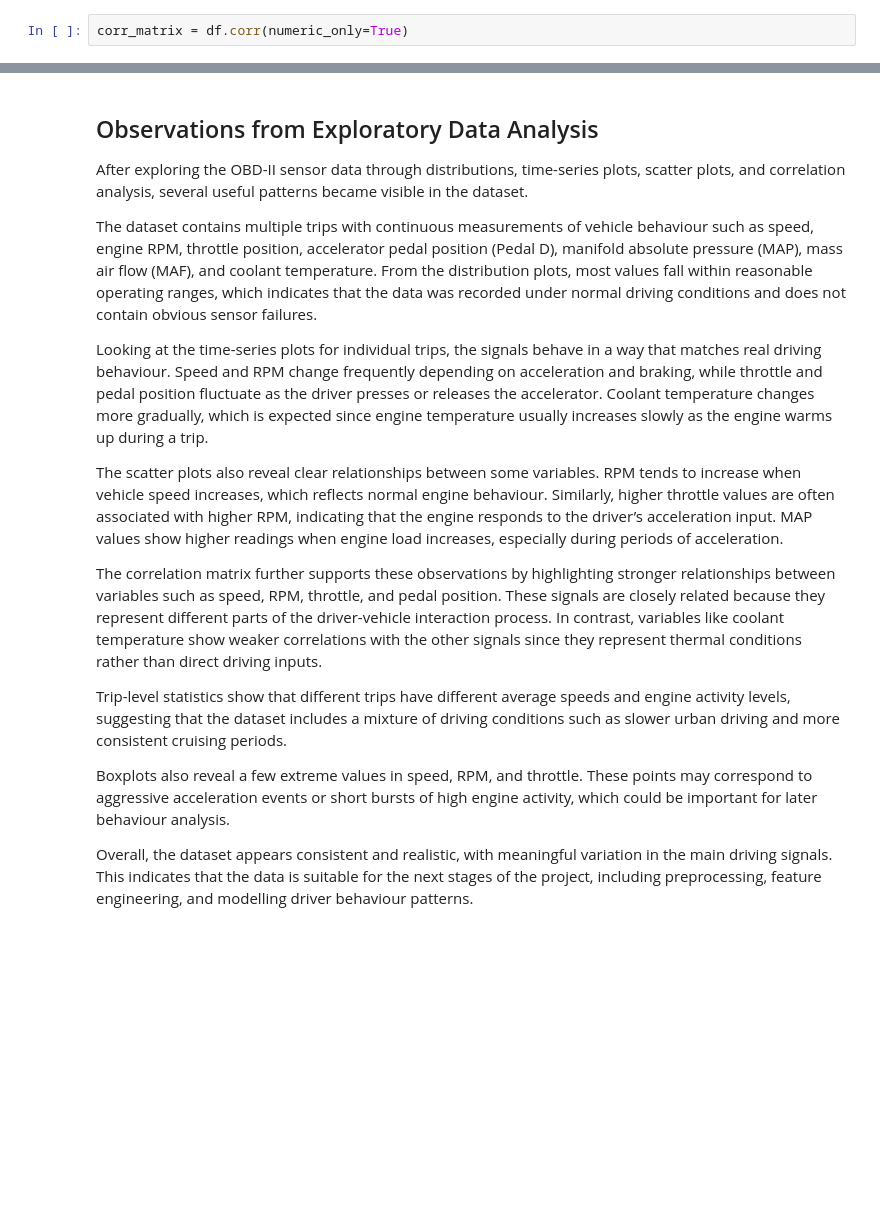
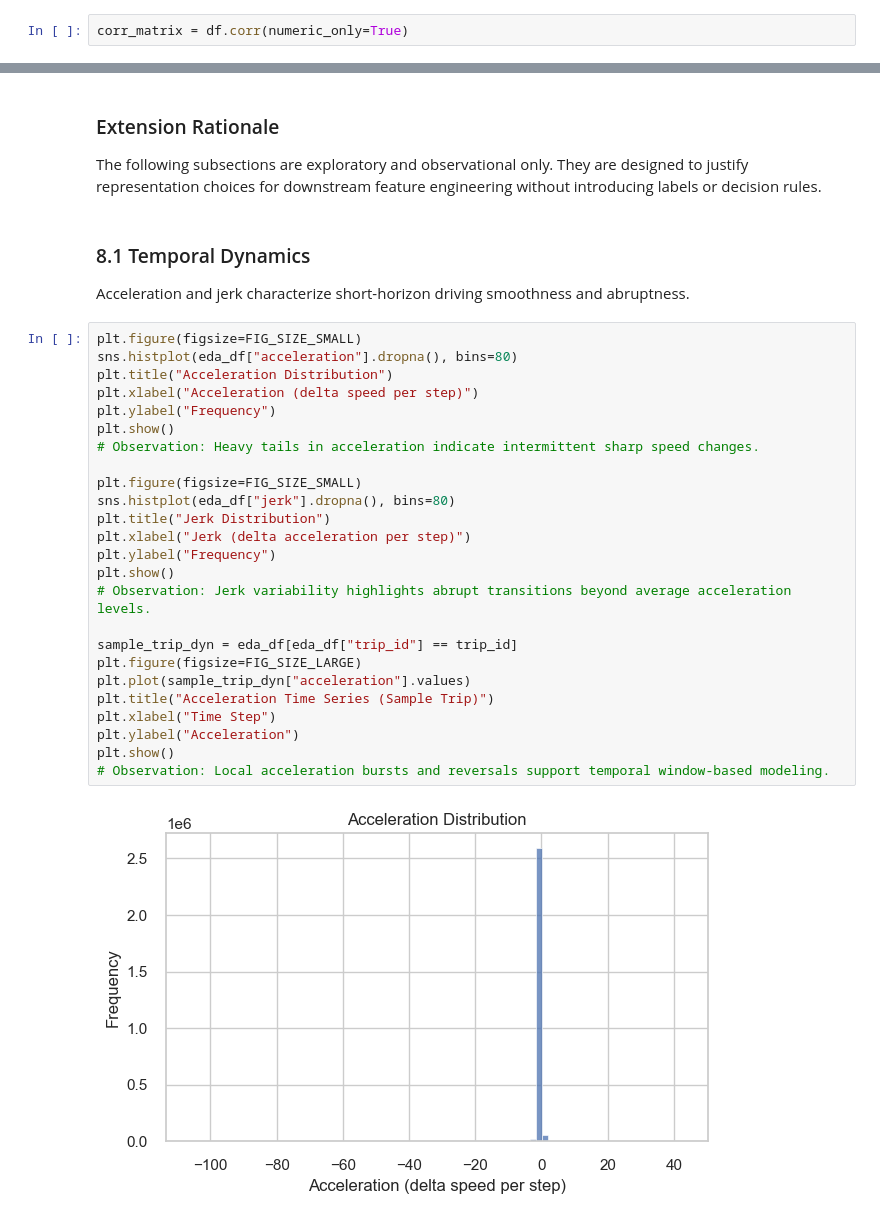
Before and after one commit to Om2475/Driver_Beahviour_Analysis, a Jupyter notebook: notebooks/02_eda.ipynb, the cells around one changed output, grey strips where cells are left out. Drawn from its saved outputs; the diff is of its cells as text; blank space fills up the shorter version.

Commit message:
Finalize modeling and visualization notebooks with project cleanup

```diff
--- a/notebooks/02_eda.ipynb
+++ b/notebooks/02_eda.ipynb
@@ -195,18 +372,35 @@ df.var(numeric_only=True).sort_values()
 # %% [markdown]
-## Observations from Exploratory Data Analysis
+### Extension Rationale
 
-After exploring the OBD-II sensor data through distributions, time-series plots, scatter plots, and correlation analysis, several useful patterns became visible in the dataset.
-
-The dataset contains multiple trips with continuous measurements of vehicle behaviour such as speed, engine RPM, throttle position, accelerator pedal position (Pedal D), manifold absolute pressure (MAP), mass air flow (MAF), and coolant temperature. From the distribution plots, most values fall within reasonable operating ranges, which indicates that the data was recorded under normal driving conditions and does not contain obvious sensor failures.
-
-Looking at the time-series plots for individual trips, the signals behave in a way that matches real driving behaviour. Speed and RPM change frequently depending on acceleration and braking, while throttle and pedal position fluctuate as the driver presses or releases the accelerator. Coolant temperature changes more gradually, which is expected since engine temperature usually increases slowly as the engine warms up during a trip.
-
-The scatter plots also reveal clear relationships between some variables. RPM tends to increase when vehicle speed increases, which reflects normal engine behaviour. Similarly, higher throttle values are often associated with higher RPM, indicating that the engine responds to the driver’s acceleration input. MAP values show higher readings when engine load increases, especially during periods of acceleration.
-
-The correlation matrix further supports these observations by highlighting stronger relationships between variables such as speed, RPM, throttle, and pedal position. These signals are closely related because they represent different parts of the driver-vehicle interaction process. In contrast, variables like coolant temperature show weaker correlations with the other signals since they represent thermal conditions rather than direct driving inputs.
-
-Trip-level statistics show that different trips have different average speeds and engine activity levels, suggesting that the dataset includes a mixture of driving conditions such as slower urban driving and more consistent cruising periods.
-
-Boxplots also reveal a few extreme values in speed, RPM, and throttle. These points may correspond to aggressive acceleration events or short bursts of high engine activity, which could be important for later behaviour analysis.
-
-Overall, the dataset appears consistent and realistic, with meaningful variation in the main driving signals. This indicates that the data is suitable for the next stages of the project, including preprocessing, feature engineering, and modelling driver behaviour patterns.
+The following subsections are exploratory and observational only. They are designed to justify representation choices for downstream feature engineering without introducing labels or decision rules.
+# %% [markdown]
+### 8.1 Temporal Dynamics
+
+Acceleration and jerk characterize short-horizon driving smoothness and abruptness.
+# %%
+plt.figure(figsize=FIG_SIZE_SMALL)
+sns.histplot(eda_df["acceleration"].dropna(), bins=80)
+plt.title("Acceleration Distribution")
+plt.xlabel("Acceleration (delta speed per step)")
+plt.ylabel("Frequency")
+plt.show()
+# Observation: Heavy tails in acceleration indicate intermittent sharp speed changes.
+
+plt.figure(figsize=FIG_SIZE_SMALL)
+sns.histplot(eda_df["jerk"].dropna(), bins=80)
+plt.title("Jerk Distribution")
+plt.xlabel("Jerk (delta acceleration per step)")
+plt.ylabel("Frequency")
+plt.show()
+# Observation: Jerk variability highlights abrupt transitions beyond average acceleration levels.
+
+sample_trip_dyn = eda_df[eda_df["trip_id"] == trip_id]
+plt.figure(figsize=FIG_SIZE_LARGE)
+plt.plot(sample_trip_dyn["acceleration"].values)
+plt.title("Acceleration Time Series (Sample Trip)")
+plt.xlabel("Time Step")
+plt.ylabel("Acceleration")
+plt.show()
+# Observation: Local acceleration bursts and reversals support temporal window-based modeling.
+# %% [output]
+[figure, added]
```
Also changed, not shown: parts of 55 cells of this notebook, 7 other files.
